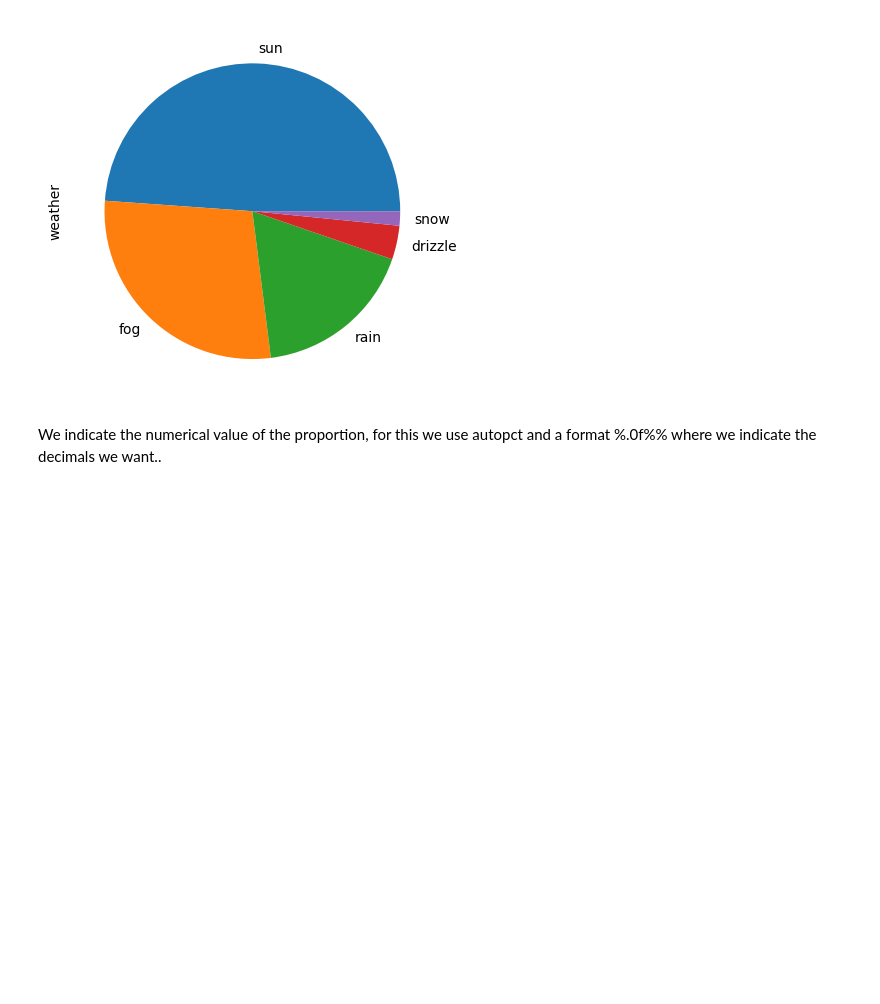
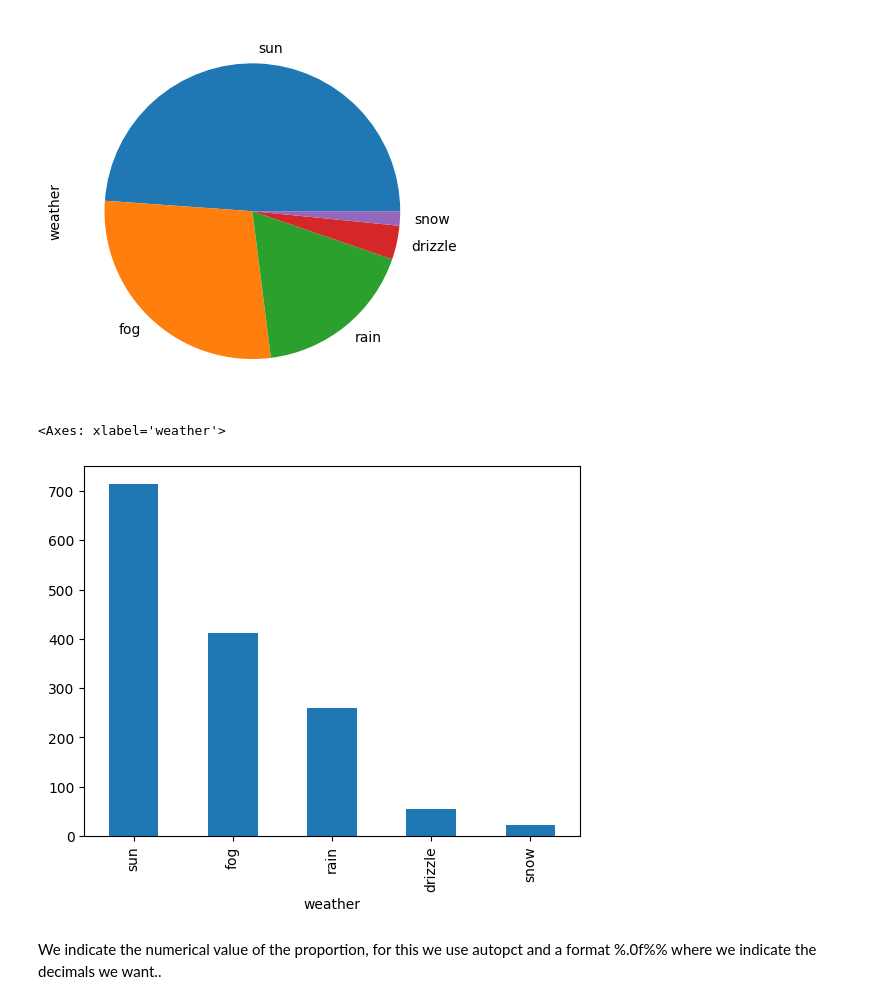
Before and after one commit to intisar2024/master_ITM, a Jupyter notebook: P12_pandas_visualization.ipynb, the cells around one changed output. Drawn from its saved outputs; the diff is of its cells as text; code cells hidden in the pictures; blank space fills up the shorter version.

```diff
--- a/P12_pandas_visualization.ipynb
+++ b/P12_pandas_visualization.ipynb
@@ -317,6 +339,11 @@ df_we['weather'].value_counts().plot(kind='pie')
 # %% [output]
 <Axes: ylabel='weather'>
 [figure]
+# %%
+df_we['weather'].value_counts().plot(kind='bar')
+# %% [output]
+<Axes: xlabel='weather'>
+[figure, added]
 # %% [markdown]
 We indicate the numerical value of the proportion, for this we use autopct and a format %.0f%% where we indicate the decimals we want..
 # %%
```
Also changed, not shown: parts of 24 cells of this notebook.
